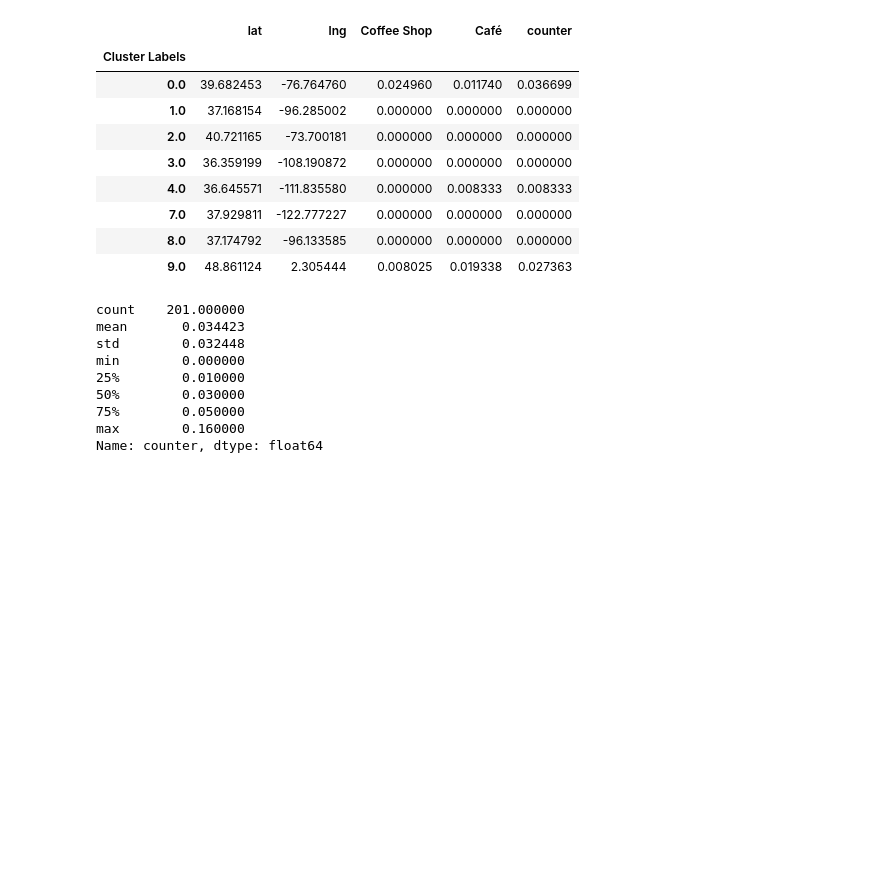
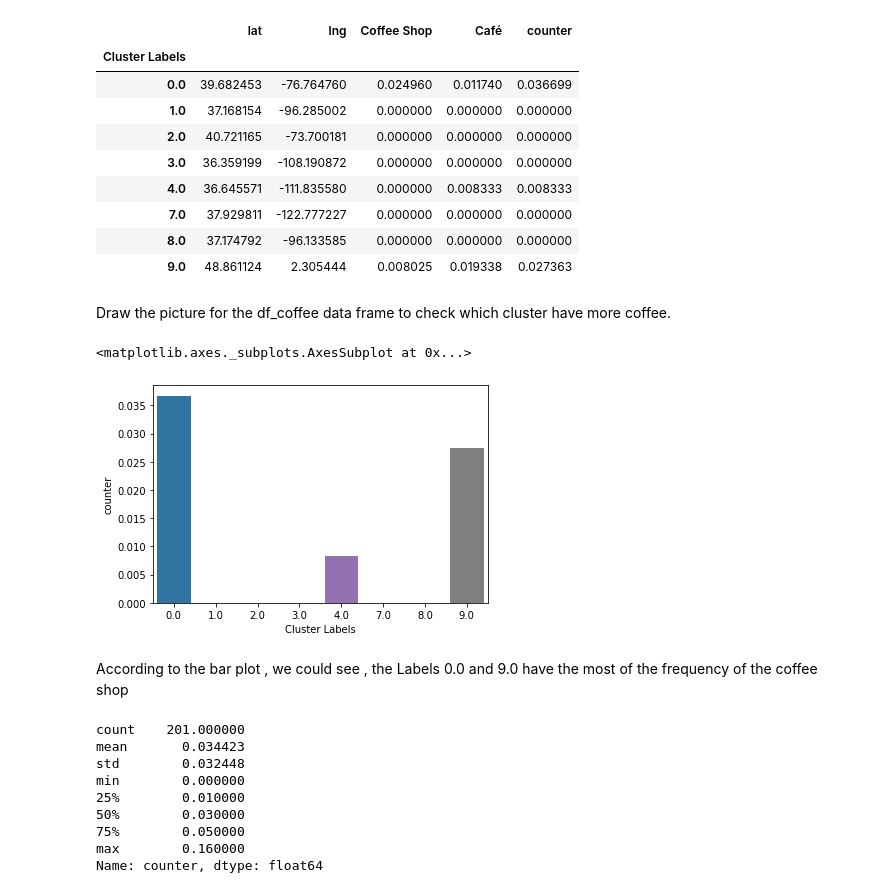
Before and after one commit to nforev/Coursera_Capstone, a Jupyter notebook: Assignment_Capstone_Neighborhoods_Battle.ipynb, the cells around one changed output. Cells and saved outputs as stored; diff of their text form; code cells hidden in the pictures; blank space fills up the shorter version.

```diff
--- a/Assignment_Capstone_Neighborhoods_Battle.ipynb
+++ b/Assignment_Capstone_Neighborhoods_Battle.ipynb
@@ -326,3 +385,5 @@ df_coffee.groupby(['Cluster Labels']).mean()
 | 7.0 | 37.929811 | -122.777227 | 0.000000 | 0.000000 | 0.000000 |
 | 8.0 | 37.174792 | -96.133585 | 0.000000 | 0.000000 | 0.000000 |
 | 9.0 | 48.861124 | 2.305444 | 0.008025 | 0.019338 | 0.027363 |
+# %% [markdown]
+Draw the picture for the df_coffee data frame to check which cluster have more coffee.
@@ -329,3 +392,10 @@ df_coffee.groupby(['Cluster Labels']).mean()
+# %%
+sns.barplot(x=df_coffee['Cluster Labels'],y=df_coffee['counter'])
+# %% [output]
+<matplotlib.axes._subplots.AxesSubplot at 0x...>
+[figure, added]
+# %% [markdown]
+According to the bar plot , we could see , the Labels 0.0 and 9.0 have the most of the frequency of the coffee shop
 # %%
 df_coffee = df_coffee[(df_coffee['Cluster Labels']==0.0) | (df_coffee['Cluster Labels']==9.0)]
 # %%
```
Also changed, not shown: parts of 40 cells of this notebook.
